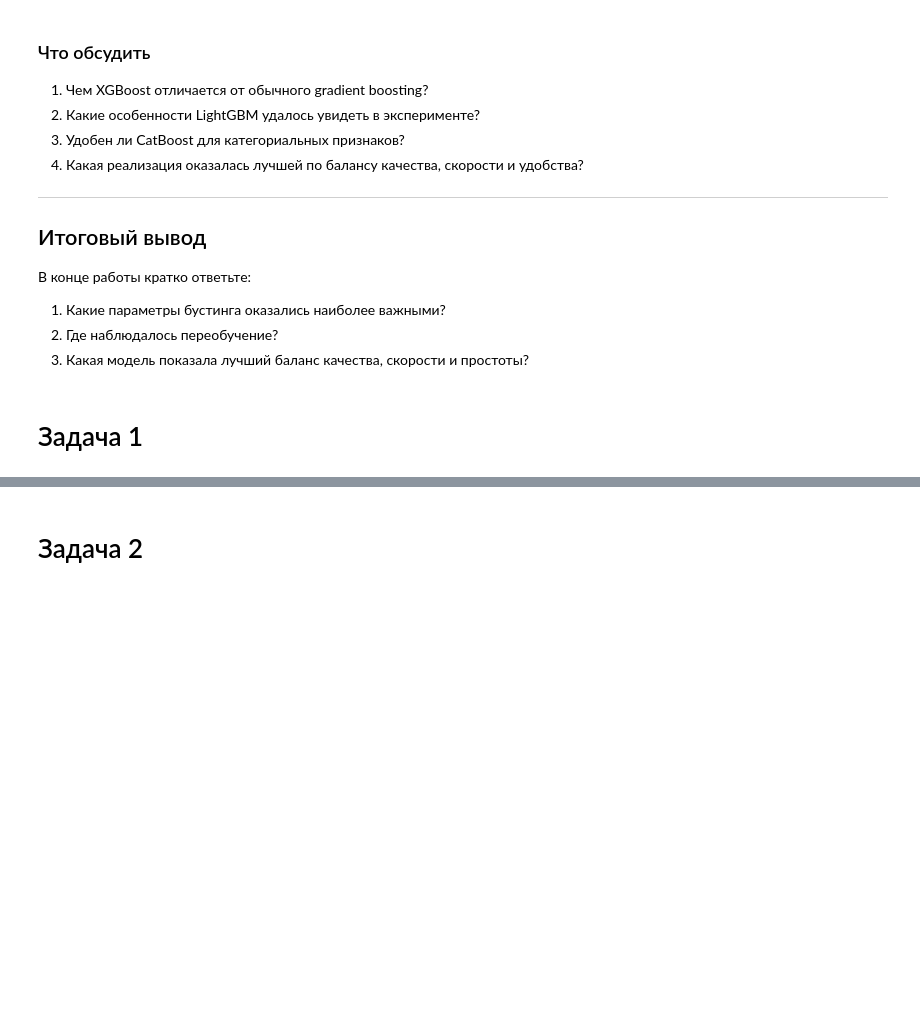
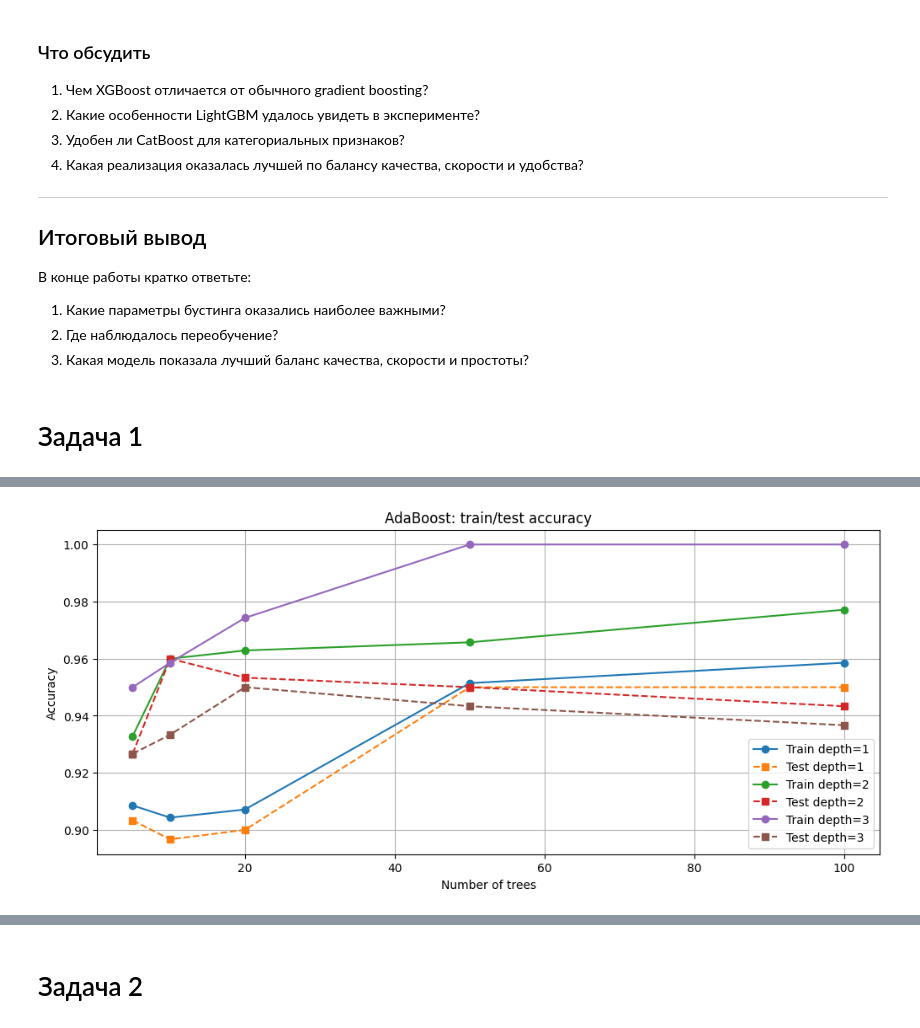
Before and after one commit to DmytryPan/ml-math-base-course, a Jupyter notebook: lab-10-boosting/HW_10_boosting.ipynb, the cells around one changed output, grey strips where cells are left out. Saved outputs shown, nothing was run; the diff lists cells and outputs as text; code cells hidden in the pictures; blank space fills up the shorter version.

```diff
--- a/lab-10-boosting/HW_10_boosting.ipynb
+++ b/lab-10-boosting/HW_10_boosting.ipynb
@@ -123,0 +133,9 @@ $$
+# %%
+X, y = make_moons(n_samples=1000, random_state=42, noise=0.25)
+
+X_train, X_test, y_train, y_test = train_test_split(X, y, test_size=0.3, random_state=42)
+# %%
+depths = [1, 2, 3]
+n_estimators_list = [5, 10, 20, 50, 100]
+
+results = {}
@@ -123,0 +199,29 @@ $$
+# %%
+plt.figure(figsize=(12, 5))
+
+for depth in depths:
+
+    plt.plot(
+        n_estimators_list,
+        results[depth]["train"],
+        marker='o',
+        label=f"Train depth={depth}"
+    )
+
+    plt.plot(
+        n_estimators_list,
+        results[depth]["test"],
+        marker='s',
+        linestyle='--',
+        label=f"Test depth={depth}"
+    )
+
+plt.xlabel("Number of trees")
+plt.ylabel("Accuracy")
+plt.title("AdaBoost: train/test accuracy")
+plt.legend()
+plt.grid(True)
+
+plt.show()
+# %% [output]
+[figure, added]
```
Also changed, not shown: parts of 3 cells of this notebook.
